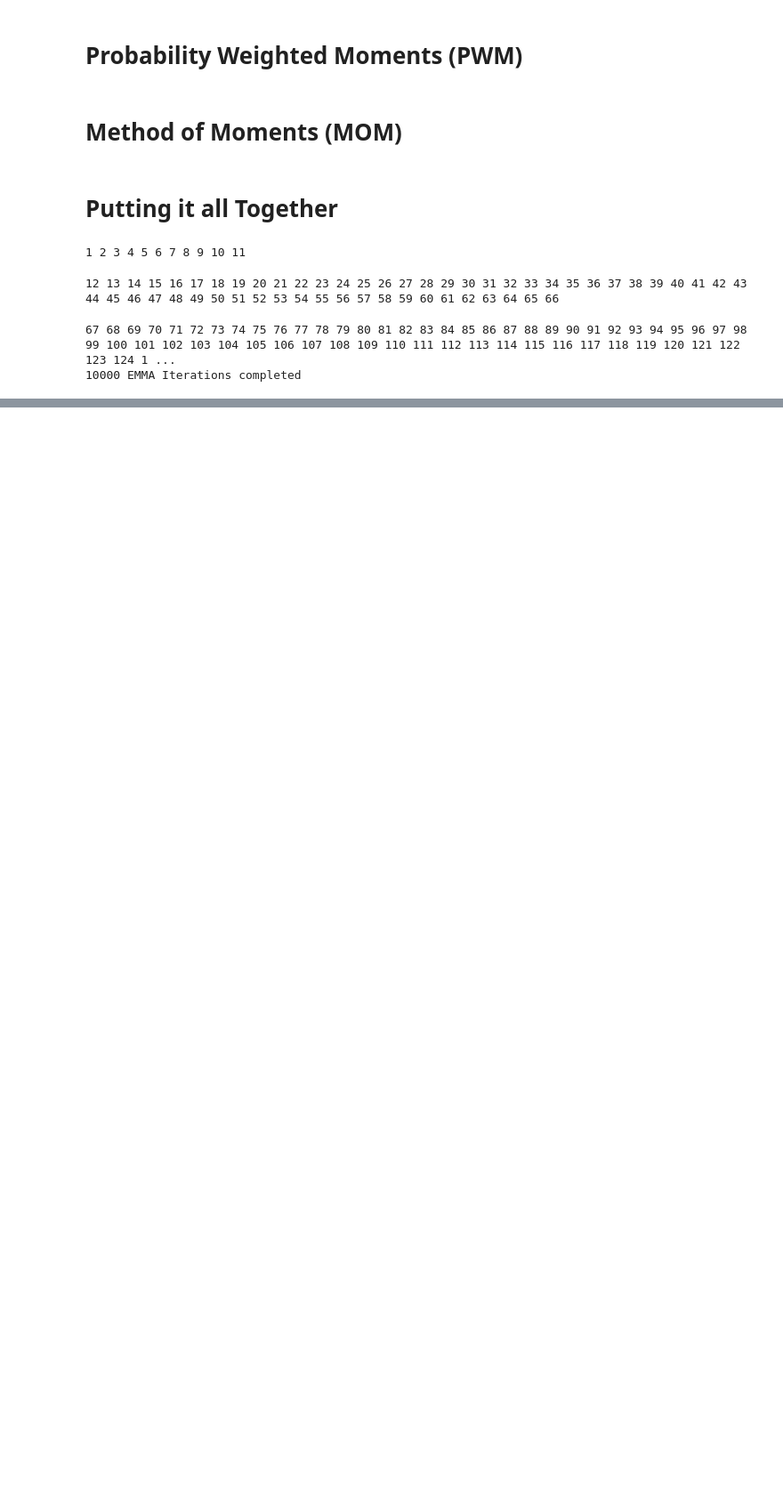
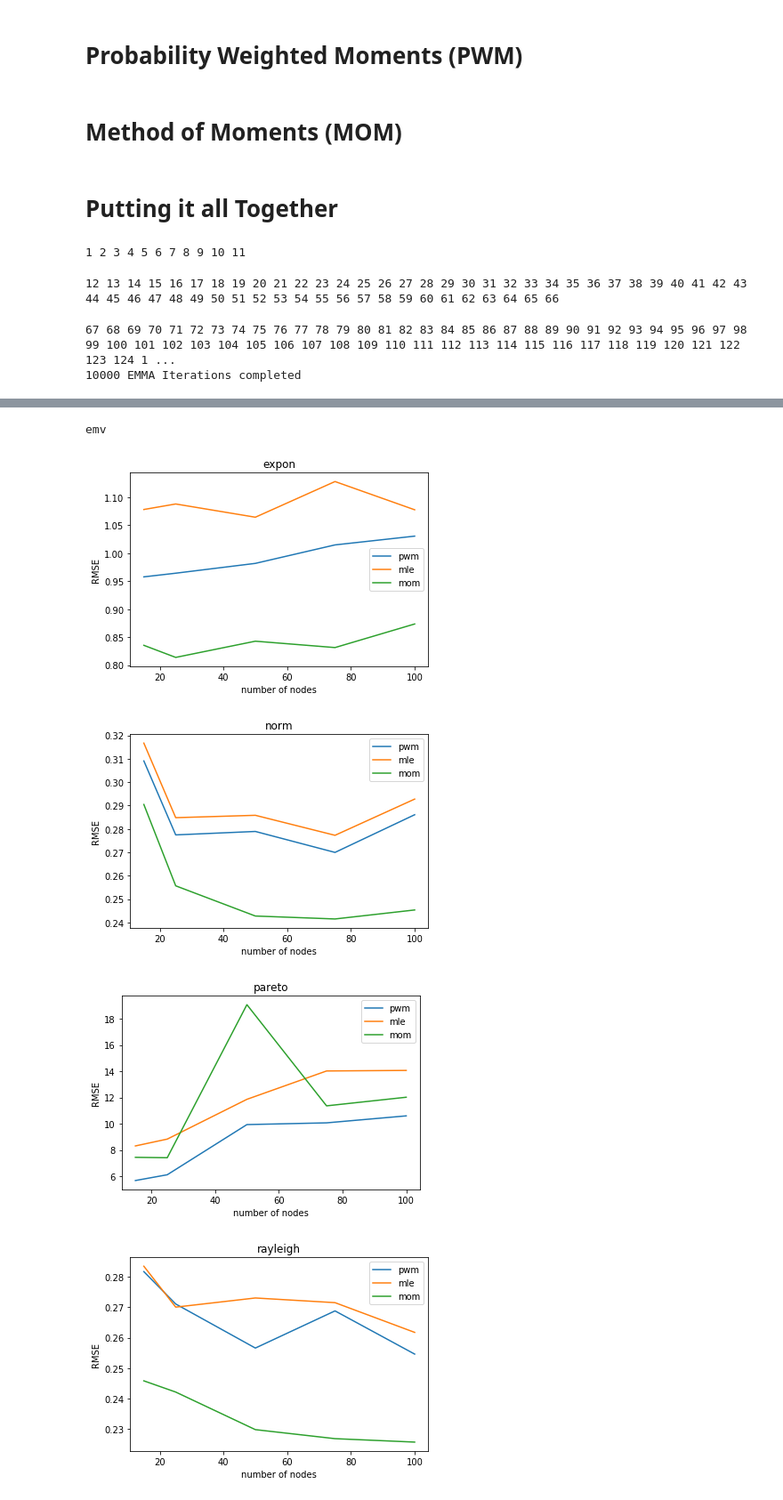
Before and after one commit to cleap/ctsp, a Jupyter notebook: emma.ipynb, the cells around one changed output, grey strips where cells are left out. Shown at 89% size. Drawn from its saved outputs; the diff is of its cells as text; code cells hidden in the pictures; blank space fills up the shorter version.

```diff
--- a/emma.ipynb
+++ b/emma.ipynb
@@ -306,0 +573,46 @@ Epoch 10/10
+# %%
+emma_df = pd.read_csv('vary_nodes_data.csv')
+# emma_df = emma_df[emma_df.dist != 'pareto']
+# dists = ['norm', 'expon', 'rayleigh', 'weibull_max']
+dists = ['norm', 'expon', 'pareto', 'rayleigh', 'weibull_max']
+experiments = ['emv','1000 nodes','1000 samples','1000 both']
+
+for experiment in experiments:
+    print(experiment)
+    dfs = emma_df.groupby(['dist'])
+    for df in dfs:
+        for method in ['pwm','mle','mom']:
+#         for method in ['pwm','mom']:
+            temp_df = pd.DataFrame({'size': df[1]['nodes'], method: df[1][method + ' ' + experiment], 'emma': df[1]['emma ' + experiment]})
+            temp_df['se'] = np.subtract(temp_df[method],temp_df['emma'])**2
+            rmse = np.sqrt(temp_df.groupby(['size']).mean()['se'])
+            plt.plot(rmse,label=method)
+        plt.legend()
+        plt.xlabel('number of nodes')
+        plt.ylabel('RMSE')
+        plt.title(df[0])
+        plt.show()
+
+
+    length = len(dists)
+    ind = np.arange(length)
+    width = 0.2
+    dfs = emma_df.groupby(['nodes'])
+    for df in dfs:
+        for i,method in enumerate(['pwm','mle','mom']):
+#         for i,method in enumerate(['pwm','mom']):
+            temp_df = pd.DataFrame({'dist': df[1]['dist'], method: df[1][method + ' ' + experiment], 'emma': df[1]['emma ' + experiment]})
+            temp_df['se'] = np.subtract(temp_df[method],temp_df['emma'])**2
+            rmse = np.sqrt(temp_df.groupby(['dist']).mean()['se'])
+            plt.bar(ind + i*width,rmse,width,label=method,tick_label=rmse.index.tolist())
+        plt.legend()
+        plt.xlabel('dist')
+        plt.ylabel('RMSE')
+        plt.title('number of nodes = ' + str(df[0]))
+        plt.show()
+# %% [output]
+emv
+[figure, added]
+[figure, added]
+[figure, added]
+[figure, added]
```
Also changed, not shown: parts of 9 cells of this notebook, 2 other files.
